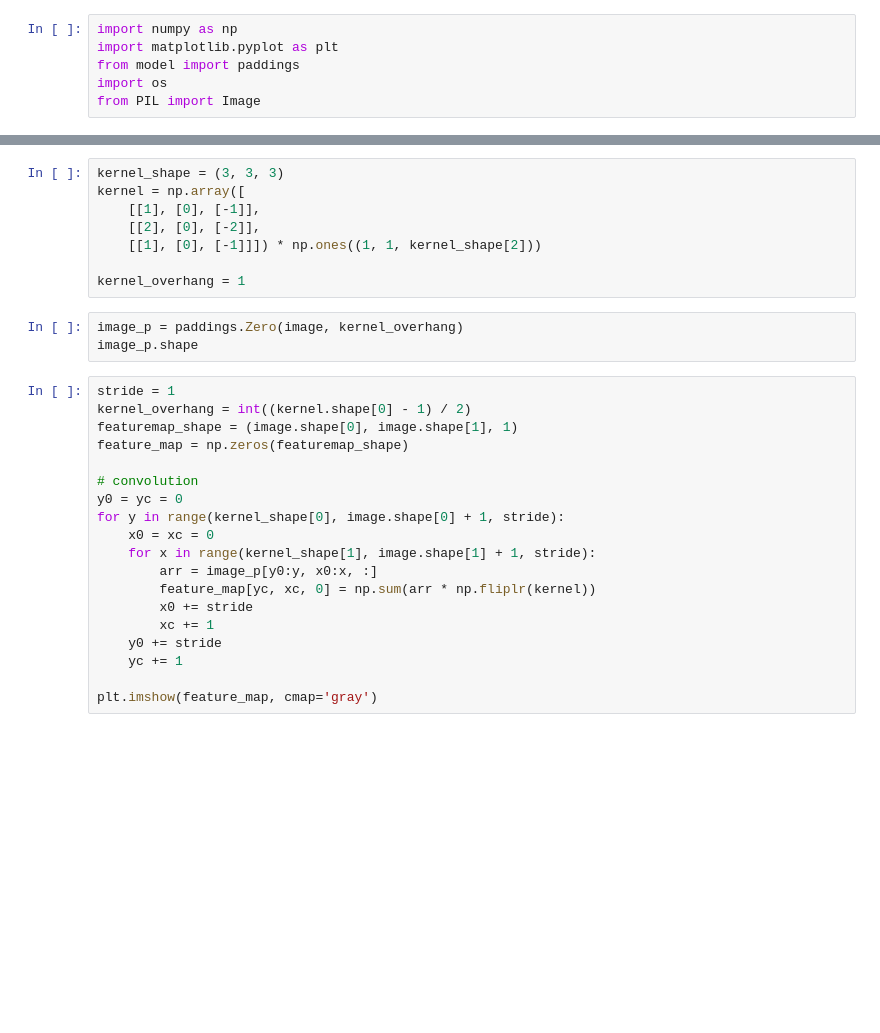
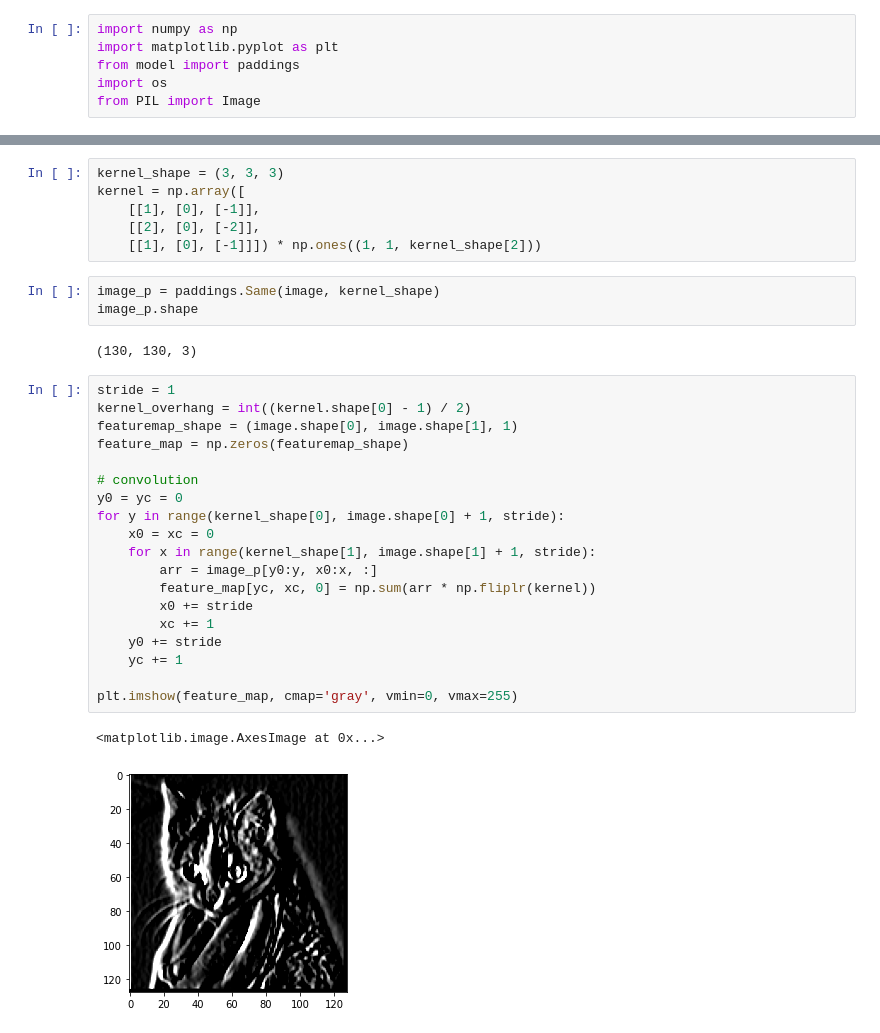
Before and after one commit to dakofler/Compyute, a Jupyter notebook: test_convolution.ipynb, the cells around one changed output, grey strips where cells are left out. Drawn from its saved outputs; the diff is of its cells as text; blank space fills up the shorter version.

Commit message:
testing, optimization with paddings

```diff
--- a/test_convolution.ipynb
+++ b/test_convolution.ipynb
@@ -19,27 +24,30 @@ kernel = np.array([
     [[1], [0], [-1]],
     [[2], [0], [-2]],
     [[1], [0], [-1]]]) * np.ones((1, 1, kernel_shape[2]))
-
-kernel_overhang = 1
 # %%
-image_p = paddings.Zero(image, kernel_overhang)
+image_p = paddings.Same(image, kernel_shape)
 image_p.shape
+# %% [output]
+(130, 130, 3)
 # %%
 stride = 1
 kernel_overhang = int((kernel.shape[0] - 1) / 2)
 featuremap_shape = (image.shape[0], image.shape[1], 1)
 feature_map = np.zeros(featuremap_shape)
 
 # convolution
 y0 = yc = 0
 for y in range(kernel_shape[0], image.shape[0] + 1, stride):
     x0 = xc = 0
     for x in range(kernel_shape[1], image.shape[1] + 1, stride):
         arr = image_p[y0:y, x0:x, :]
         feature_map[yc, xc, 0] = np.sum(arr * np.fliplr(kernel))
         x0 += stride
         xc += 1
     y0 += stride
     yc += 1
 
-plt.imshow(feature_map, cmap='gray')
+plt.imshow(feature_map, cmap='gray', vmin=0, vmax=255)
+# %% [output]
+<matplotlib.image.AxesImage at 0x...>
+[figure, added]
```
Also changed, not shown: parts of 2 cells of this notebook, 10 other files.
